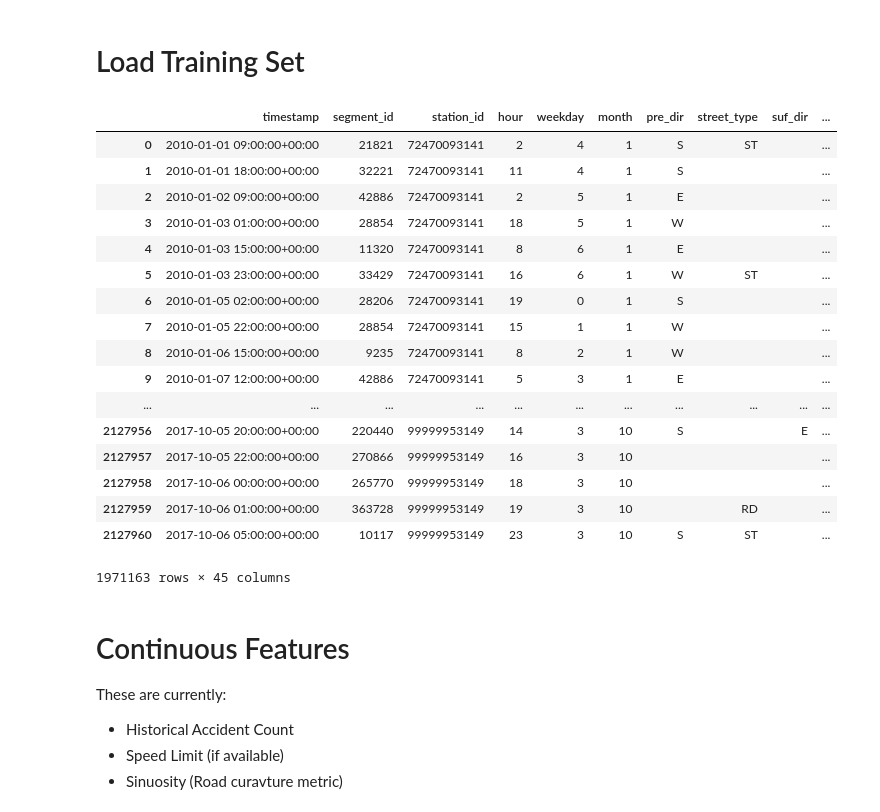
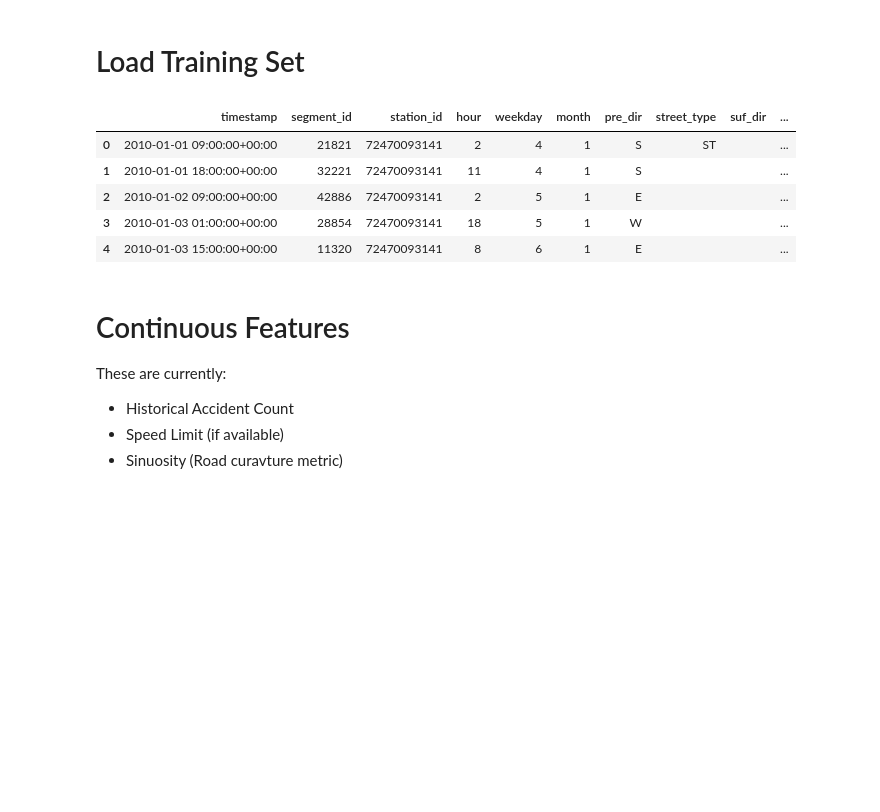
Before and after one commit to dwilson1988/traffic-collisions, a Jupyter notebook: train_model.ipynb, the cells around one changed output. Saved outputs shown, nothing was run; the diff lists cells and outputs as text; code cells hidden in the pictures; blank space fills up the shorter version.

```diff
--- a/train_model.ipynb
+++ b/train_model.ipynb
@@ -18,31 +18,19 @@ df = df.dropna(how='any',axis=0)
 # %%
 ohe_fields=['one_way','surface_type']
 
 # One-Hot encode a couple of variables
 df_ohe = pd.get_dummies(df,columns=ohe_fields)
 
 # Get the one-hot variable names
 ohe_feature_names = pd.get_dummies(df[ohe_fields],columns=ohe_fields).columns.tolist()
-df_ohe
+df_ohe.head()
 # %% [output]
 |  | timestamp | segment_id | station_id | hour | weekday | month | pre_dir | street_type | suf_dir | ... |
 | 0 | 2010-01-01 09:00:00+00:00 | 21821 | 72470093141 | 2 | 4 | 1 | S | ST |  | ... |
 | 1 | 2010-01-01 18:00:00+00:00 | 32221 | 72470093141 | 11 | 4 | 1 | S |  |  | ... |
 | 2 | 2010-01-02 09:00:00+00:00 | 42886 | 72470093141 | 2 | 5 | 1 | E |  |  | ... |
 | 3 | 2010-01-03 01:00:00+00:00 | 28854 | 72470093141 | 18 | 5 | 1 | W |  |  | ... |
 | 4 | 2010-01-03 15:00:00+00:00 | 11320 | 72470093141 | 8 | 6 | 1 | E |  |  | ... |
-| 5 | 2010-01-03 23:00:00+00:00 | 33429 | 72470093141 | 16 | 6 | 1 | W | ST |  | ... |
-| 6 | 2010-01-05 02:00:00+00:00 | 28206 | 72470093141 | 19 | 0 | 1 | S |  |  | ... |
-| 7 | 2010-01-05 22:00:00+00:00 | 28854 | 72470093141 | 15 | 1 | 1 | W |  |  | ... |
-| 8 | 2010-01-06 15:00:00+00:00 | 9235 | 72470093141 | 8 | 2 | 1 | W |  |  | ... |
-| 9 | 2010-01-07 12:00:00+00:00 | 42886 | 72470093141 | 5 | 3 | 1 | E |  |  | ... |
-| ... | ... | ... | ... | ... | ... | ... | ... | ... | ... | ... |
-| 2127956 | 2017-10-05 20:00:00+00:00 | 220440 | 99999953149 | 14 | 3 | 10 | S |  | E | ... |
-| 2127957 | 2017-10-05 22:00:00+00:00 | 270866 | 99999953149 | 16 | 3 | 10 |  |  |  | ... |
-| 2127958 | 2017-10-06 00:00:00+00:00 | 265770 | 99999953149 | 18 | 3 | 10 |  |  |  | ... |
-| 2127959 | 2017-10-06 01:00:00+00:00 | 363728 | 99999953149 | 19 | 3 | 10 |  | RD |  | ... |
-| 2127960 | 2017-10-06 05:00:00+00:00 | 10117 | 99999953149 | 23 | 3 | 10 | S | ST |  | ... |
-1971163 rows × 45 columns
 # %% [markdown]
 # Continuous Features
 These are currently:
```
